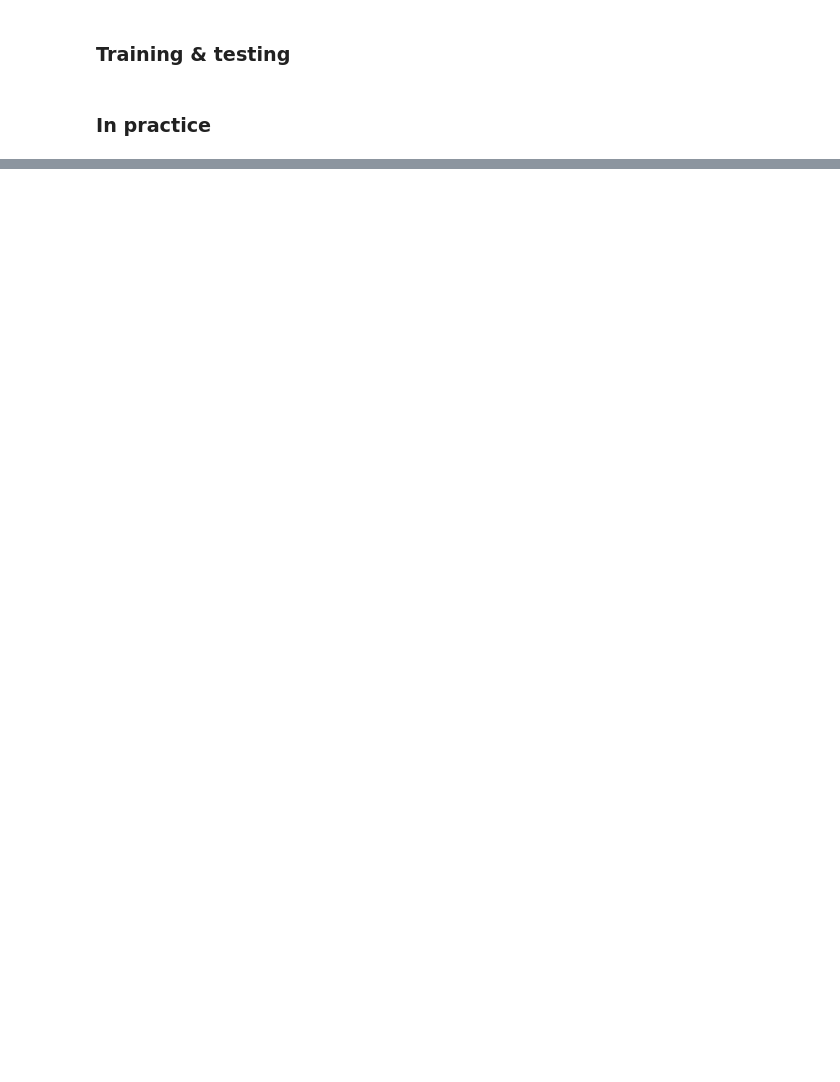
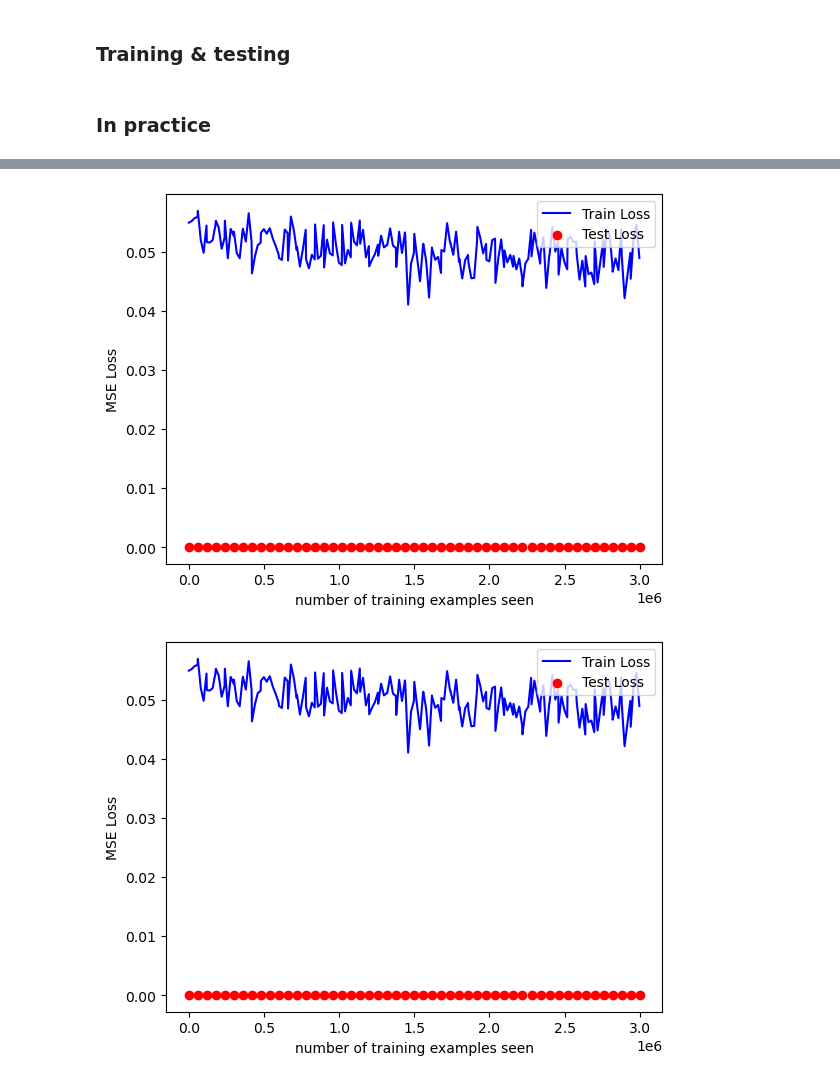
Before and after one commit to imarmouset/LocalGlobal_CostFunctions, a Jupyter notebook: experiment_local.ipynb, the cells around one changed output, grey strips where cells are left out. Drawn from its saved outputs; the diff is of its cells as text; code cells hidden in the pictures; blank space fills up the shorter version.

```diff
--- a/experiment_local.ipynb
+++ b/experiment_local.ipynb
@@ -129,0 +178,12 @@ Test set: Avg. loss: 0.0001
+# %%
+import matplotlib.pyplot as plt
+fig = plt.figure()
+plt.plot(train_counter, train_losses, color='blue')
+plt.scatter(test_counter, test_losses, color='red')
+plt.legend(['Train Loss', 'Test Loss'], loc='upper right')
+plt.xlabel('number of training examples seen')
+plt.ylabel('MSE Loss')
+fig
+# %% [output]
+[figure, added]
+[figure, added]
```
Also changed, not shown: parts of 5 cells of this notebook.
